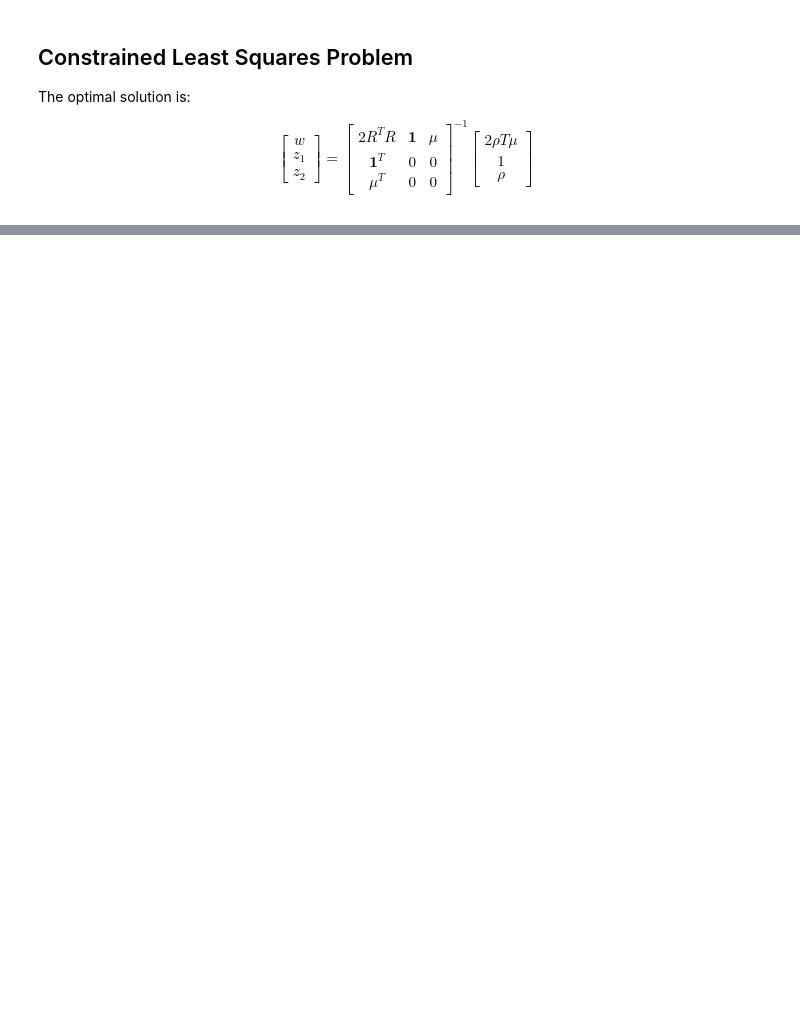
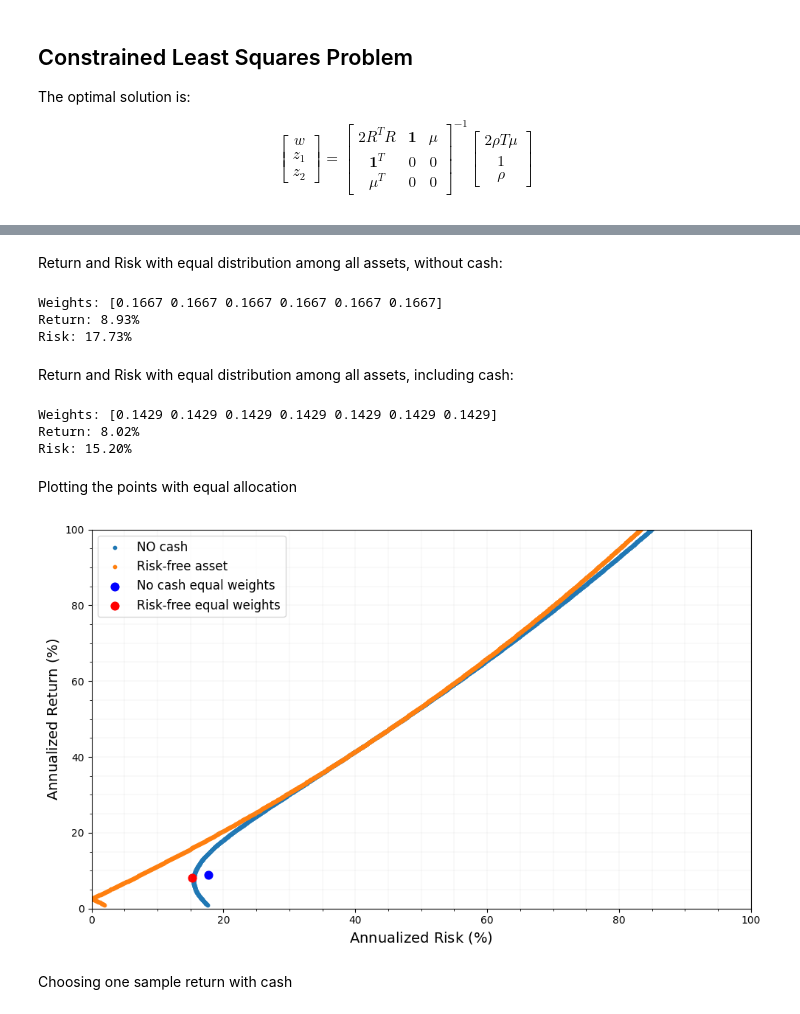
Before and after one commit to Grego-GT/portfolioOptimization, a Jupyter notebook: src/portfolioOptimization.ipynb, the cells around one changed output, grey strips where cells are left out. Drawn from its saved outputs; the diff is of its cells as text; code cells hidden in the pictures; blank space fills up the shorter version.

```diff
--- a/src/portfolioOptimization.ipynb
+++ b/src/portfolioOptimization.ipynb
@@ -381,0 +382,2 @@ memory usage: 86.1 KB
+# %%
+returns_df['risk_free_return'] = muRF
@@ -382,3 +386,3 @@ memory usage: 86.1 KB
 # %%
-R = returns_df.iloc[:,1:].values
-R.shape
+R = returns_df.iloc[:,1:-1].values
+R_rf = returns_df.iloc[:,1:].values
@@ -458,0 +454,9 @@ compute_annualized_risk(desired_annualized_return=100)
+# %%
+# Build an array of desired annualized percentage returns
+annualized_returns = np.arange(1, 101, 0.1)
+
+# Compute risks for each desired return, and unpack the results
+annualized_risks = np.empty_like(annualized_returns)
+for i, desired_return in enumerate(annualized_returns):
+    _, annualized_risk = compute_annualized_risk(desired_annualized_return=desired_return)
+    annualized_risks[i] = annualized_risk
@@ -458,0 +465,5 @@ compute_annualized_risk(desired_annualized_return=100)
+# %%
+annualized_risks_rf = np.empty_like(annualized_returns)
+for i, desired_return in enumerate(annualized_returns):
+    _, annualized_risk = compute_annualized_risk(desired_annualized_return=desired_return, has_risk_free=True)
+    annualized_risks_rf[i] = annualized_risk
@@ -458,0 +502,51 @@ compute_annualized_risk(desired_annualized_return=100)
+# %% [markdown]
+Return and Risk with equal distribution among all assets, without cash:
+# %%
+trading_days = 251
+R_matrix = R
+weights = np.ones(R_matrix.shape[1]) / R_matrix.shape[1]
+print("Weights:", np.round(weights, 4))
+print(f"Return: {trading_days * np.mean(R_matrix @ weights) * 100:.2f}%")
+print(f"Risk: {np.sqrt(trading_days) * np.std(R_matrix @ weights) * 100:.2f}%")
+# %% [output]
+Weights: [0.1667 0.1667 0.1667 0.1667 0.1667 0.1667]
+Return: 8.93%
+Risk: 17.73%
+# %% [markdown]
+Return and Risk with equal distribution among all assets, including cash:
+# %%
+trading_days = 251
+R_matrix = R_rf
+weights = np.ones(R_matrix.shape[1]) / R_matrix.shape[1]
+print("Weights:", np.round(weights, 4))
+print(f"Return: {trading_days * np.mean(R_matrix @ weights) * 100:.2f}%")
+print(f"Risk: {np.sqrt(trading_days) * np.std(R_matrix @ weights) * 100:.2f}%")
+# %% [output]
+Weights: [0.1429 0.1429 0.1429 0.1429 0.1429 0.1429 0.1429]
+Return: 8.02%
+Risk: 15.20%
+# %% [markdown]
+Plotting the points with equal allocation
+# %%
+no_cash_point = [17.73, 8.93]
+cash_point = [15.20, 8.02]
+
+plt.figure(figsize=(10, 6))
+plt.scatter(annualized_risks, annualized_returns, s=10, label="NO cash")
+plt.scatter(annualized_risks_rf, annualized_returns, s=10, label="Risk-free asset")
+plt.scatter(no_cash_point[0], no_cash_point[1], color='blue', s=60, marker='o', label="No cash equal weights")
+plt.scatter(cash_point[0], cash_point[1], color='red', s=60, marker='o', label="Risk-free equal weights")
+plt.xlabel(r'Annualized Risk $(\%)$', fontsize=14)
+plt.ylabel(r'Annualized Return $(\%)$', fontsize=14)
+plt.minorticks_on()
+plt.grid(which='minor', linestyle='-', linewidth=0.1)
+plt.grid(which='major', linestyle='-', linewidth=0.1)
+plt.xlim(0, 100)
+plt.ylim(0, 100)
+plt.legend(fontsize=12)
+plt.tight_layout()
+plt.show()
+# %% [output]
+[figure, added]
+# %% [markdown]
+Choosing one sample return with cash
```
Also changed, not shown: parts of 26 cells of this notebook.
